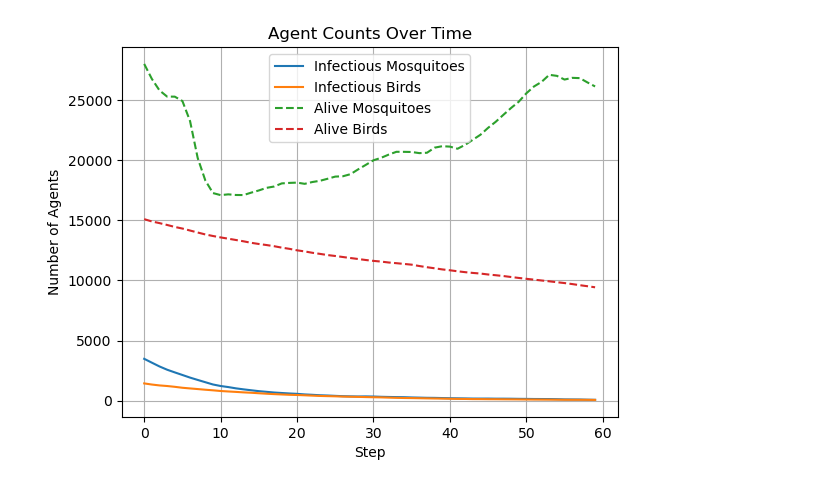
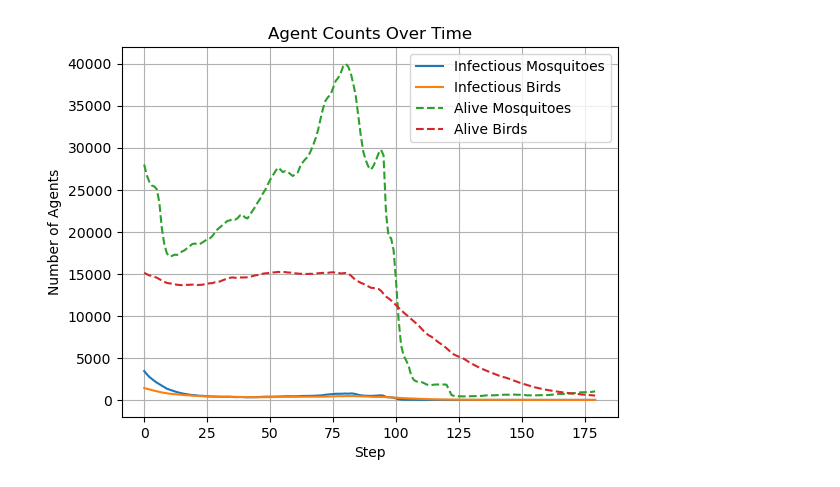
Before and after one commit to MatinMarjani/ABM-WNV, a Jupyter notebook: Test_Model_1.ipynb, the cells around one changed output. Saved outputs shown, nothing was run; the diff lists cells and outputs as text; code cells hidden in the pictures.

```diff
--- a/Test_Model_1.ipynb
+++ b/Test_Model_1.ipynb
@@ -25,7 +25,7 @@ class WNVParameters:
         self.grid_width = 921
         self.grid_height = 393
         self.startDOY = 170
-        self.simulation_steps = 60
+        self.simulation_steps = 180
 
     def mosquito_birth_rate(self, T, P):
         optimal_temp = 25  # Optimal temperature for Culex mosquitoes
@@ -53,10 +53,10 @@ class WNVParameters:
         return 0.1 + 0.2 * temp_factor * precip_factor
 
     def bird_birth_rate(self, T):
-        optimal_temp = 20  # Optimal temperature for American crows
-        variance = 0.005  # Decrease this value to make the curve wider
+        optimal_temp = 25  # Optimal temperature for American crows
+        variance = 0.008  # Decrease this value to make the curve wider
         temp_factor = np.exp(-variance * (T - optimal_temp) ** 2)  # Gaussian function for temperature
-        return 0.08 * temp_factor * 0.5  # Decrease multiplier to make the peak lower
+        return 0.05 * temp_factor * 0.5  # Decrease multiplier to make the peak lower
 
     def mosquito_death_rate(self, T):
         optimal_temp = 30  # Optimal temperature for Culex mosquitoes
@@ -65,10 +65,10 @@ class WNVParameters:
 
     def bird_death_rate(self, T):
         optimal_temp = 35  # Optimal temperature for American crows
-        spread = 15  # Spread factor to control the steepness of the curve
+        spread = 10  # Spread factor to control the steepness of the curve
         temp_factor = np.exp(-((T - optimal_temp) ** 2) / (2 * spread ** 2))
         # Adjusted to make the minimum death rate higher
-        return 0.03 * (1 - temp_factor)
+        return 0.05 * (1 - temp_factor)
 
     def infection_probability(self, T):
         optimal_temp = 25  # Optimal temperature for WNV transmission
@@ -146,6 +146,10 @@ class Mosquito(Agent):
             if random.random() < self.model.parameters.mosquito_death_rate(T):
                 self.state = "dead"
             self.give_birth(T, P)
+        elif self.state == "dead":
+            # remove dead agents from grid and schedule
+            self.model.grid.remove_agent(self)
+            self.model.schedule.remove(self)
 
     def move(self):
         possible_steps = self.model.grid.get_neighborhood(self.pos, moore=True, include_center=True, radius=self.random.randint(0, 1))
@@ -176,21 +180,61 @@ class Bird(Agent):
                 self.state = "dead"
             elif self.model.check_infection(self):
                 self.state = "infectious"
-            # self.give_birth(T)
+            self.give_birth(T)
         elif self.state == "infectious":
             self.move()
             if random.random() < self.model.parameters.bird_death_rate(T):
                 self.state = "dead"
             elif random.random() < self.model.parameters.recovery_rate:
-                self.state = "recovered"
-            # self.give_birth(T)
+                self.state = "susceptible"
+            self.give_birth(T)
         elif self.state == "recovered":
             if random.random() < self.model.parameters.bird_death_rate(T):
                 self.state = "dead"
+            self.give_birth(T)
+        elif self.state == "dead":
+            # remove dead agents from grid and schedule
+            self.model.grid.remove_agent(self)
+            self.model.schedule.remove(self)
+
+    # def move(self):
+    #     possible_steps = self.model.grid.get_neighborhood(self.pos, moore=True, include_center=True, radius=self.random.randint(0, 2))
+    #     new_position = random.choice(possible_steps)
+    #     self.model.grid.move_agent(self, new_position)
 
     def move(self):
-        possible_steps = self.model.grid.get_neighborhood(self.pos, moore=True, include_center=True, radius=self.random.randint(0, 1))
-        new_position = random.choice(possible_steps)
+        day = self.model.schedule.steps
+        x, y = self.pos
+        T, P = self.model.gis_data.get_environmental_data(x, y, day)
+
+        optimal_temp = 20
+        temp_std_dev = 10 # Standard deviation for temperature influence
+        temp_factor = math.exp(-((T - optimal_temp) ** 2) / (2 * temp_std_dev ** 2))
+
+        max_distance = 5
+        movement_distance = temp_factor * max_distance
+
+        # Add randomness to movement distance
+        movement_distance = np.random.normal(loc=movement_distance, scale=1)
+        movement_distance = max(0, min(movement_distance, max_distance))  # Ensure within bounds
+
+        if movement_distance < 1:
+            return  # Bird stays in place
+
+        # Choose random direction
+        angle = random.uniform(0, 2 * math.pi)
+        dx = int(round(movement_distance * math.cos(angle)))
+        dy = int(round(movement_distance * math.sin(angle)))
+
+        new_x = x + dx
+        new_y = y + dy
+
+        # Ensure new position is within grid bounds
+        new_x = max(0, min(new_x, self.model.grid.width - 1))
+        new_y = max(0, min(new_y, self.model.grid.height - 1))
+
+        new_position = (new_x, new_y)
+
         self.model.grid.move_agent(self, new_position)
 
     def give_birth(self, T):
@@ -251,7 +295,6 @@ class WNVModel(Model):
                     self.schedule.add(bird)
                     self.grid.place_agent(bird, (y, x))
                     bird_id += 1
-
 
     def step(self):
         self.schedule.step()
@@ -361 +404 @@ step =  60
-[figure, old version]
+[figure, new version]
```
Also changed, not shown: parts of 1 cell of this notebook.
